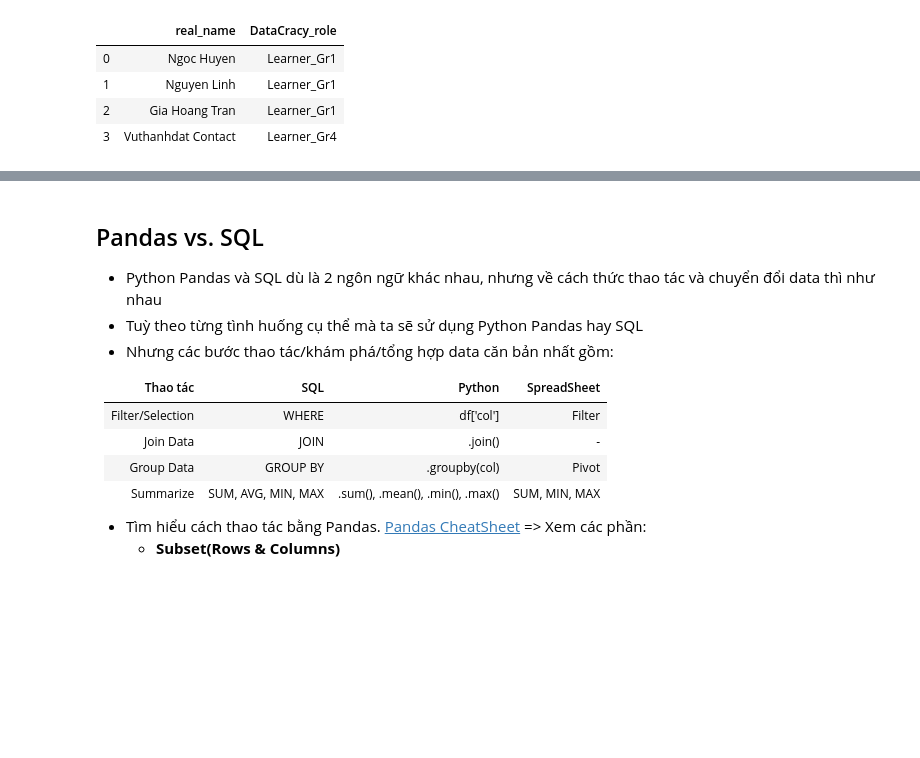
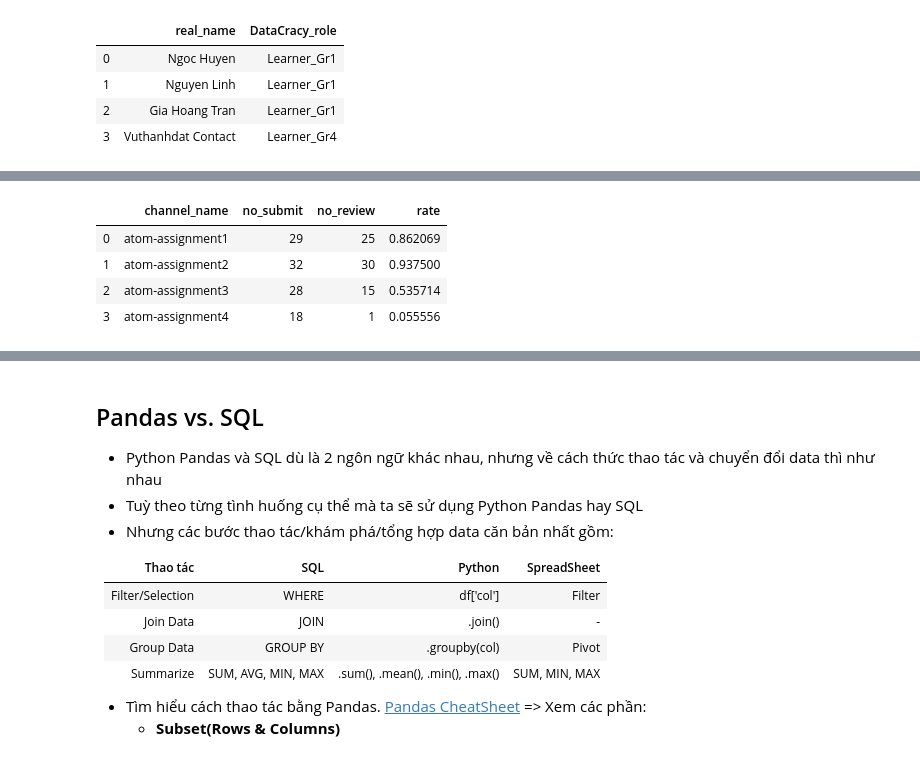
Before and after one commit to Lulichlam/atom-assignments, a Jupyter notebook: assignment_4/home_assignment_4.ipynb, the cells around one changed output, grey strips where cells are left out. Cells and saved outputs as stored; diff of their text form; code cells hidden in the pictures; blank space fills up the shorter version.

```diff
--- a/assignment_4/home_assignment_4.ipynb
+++ b/assignment_4/home_assignment_4.ipynb
@@ -655,0 +673,25 @@ con.execute(SQL4).fetch_df()
+# %%
+  #6. Tỷ lệ % Learner đã submit bài và dc review trong assignment 1, 2, 3?
+SQL6 = '''
+    WITH c_rev as (
+      SELECT
+        s.channel_name,
+        COUNT(s.user_ID) as no_submit,
+        COUNT(CASE WHEN s.reply_user_count>0 THEN 1 END) as no_review
+      FROM submit as s
+      GROUP BY 1
+    )
+    SELECT
+      channel_name,
+      no_submit,
+      no_review,
+      (1.*no_review/no_submit) as rate
+    FROM c_rev
+'''
+con.execute(SQL6).fetch_df()
+# %% [output]
+|  | channel_name | no_submit | no_review | rate |
+| 0 | atom-assignment1 | 29 | 25 | 0.862069 |
+| 1 | atom-assignment2 | 32 | 30 | 0.937500 |
+| 2 | atom-assignment3 | 28 | 15 | 0.535714 |
+| 3 | atom-assignment4 | 18 | 1 | 0.055556 |
```
Also changed, not shown: parts of 24 cells of this notebook.
